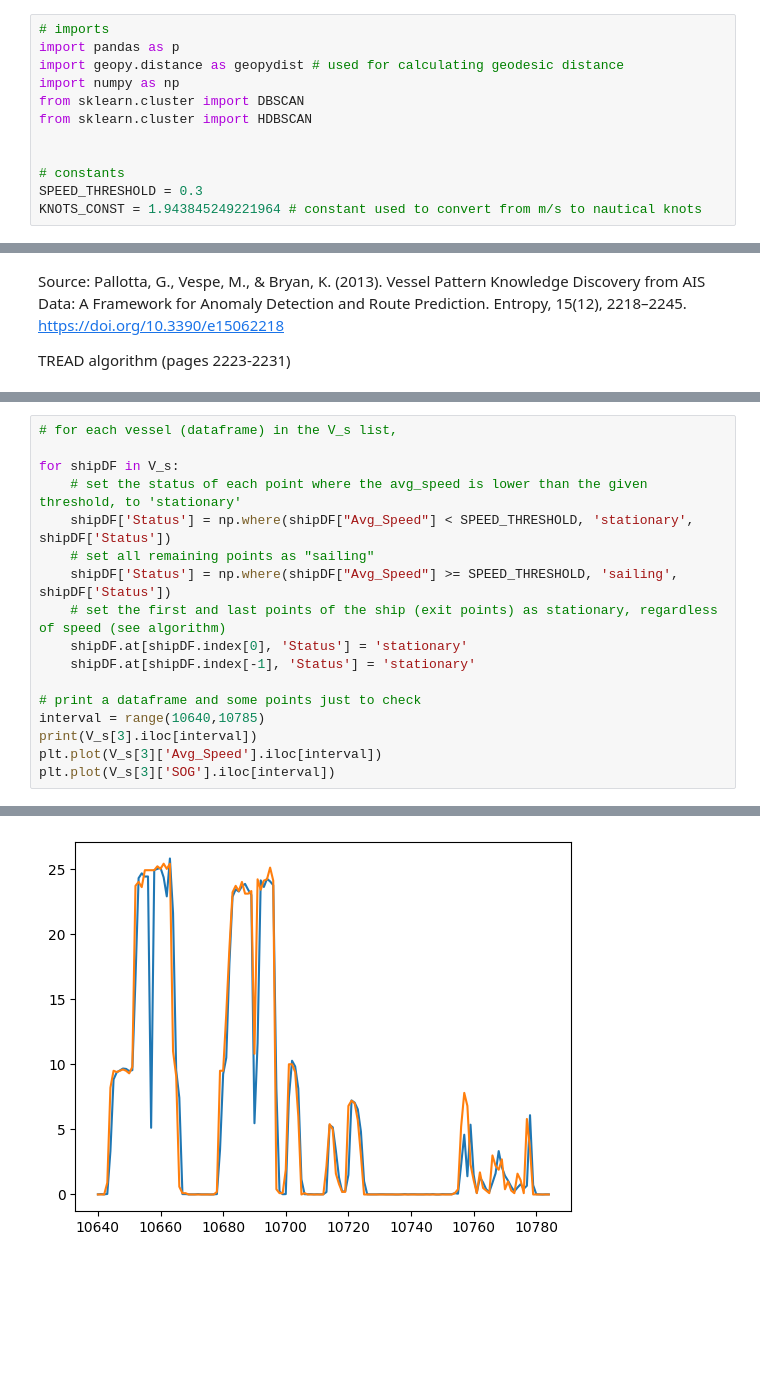
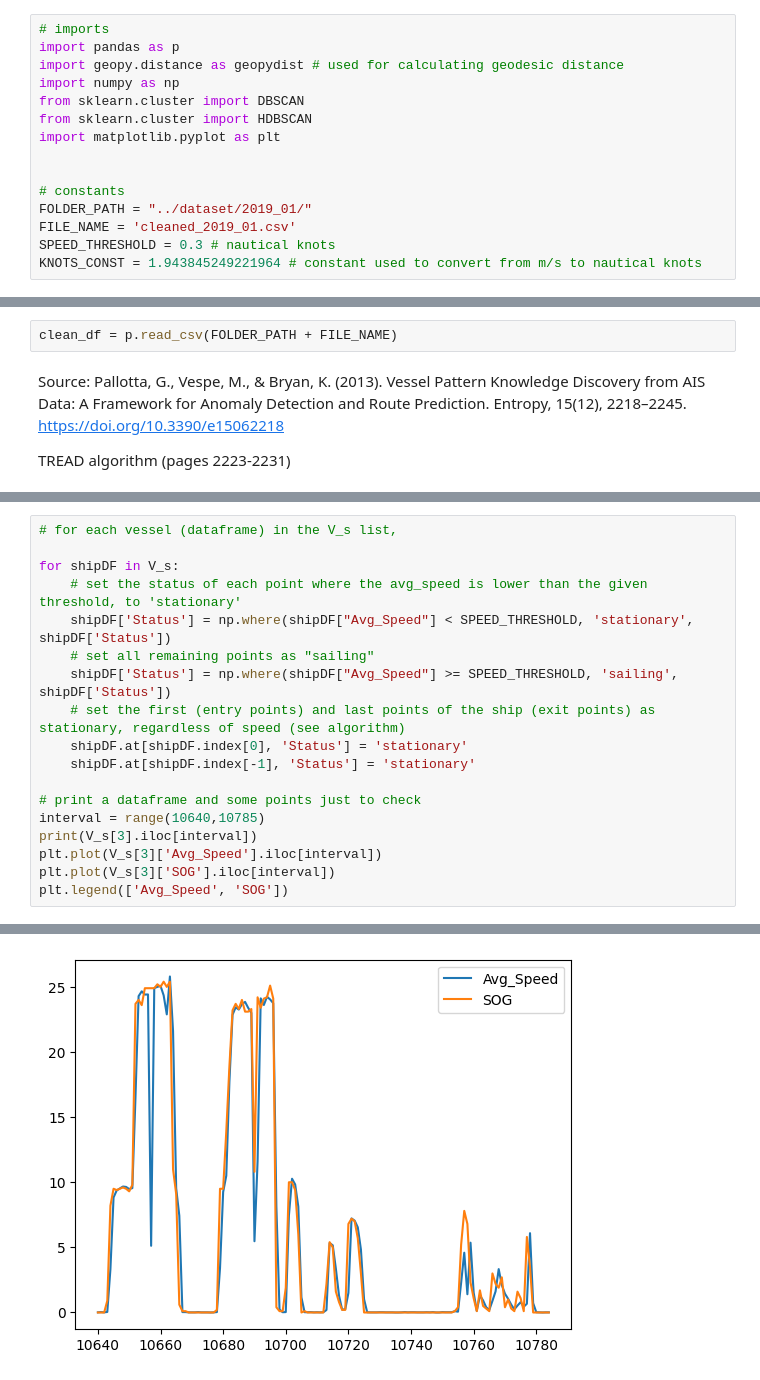
Before and after one commit to Accazeta/AIS_data_analysis, a Jupyter notebook: src/TREAD.ipynb, the cells around one changed output, grey strips where cells are left out. Saved outputs shown, nothing was run; the diff lists cells and outputs as text; blank space fills up the shorter version.

```diff
--- a/src/TREAD.ipynb
+++ b/src/TREAD.ipynb
@@ -5,8 +5,11 @@ import geopy.distance as geopydist # used for calculating geodesic distance
 import numpy as np
 from sklearn.cluster import DBSCAN
 from sklearn.cluster import HDBSCAN
+import matplotlib.pyplot as plt
 
 
 # constants
-SPEED_THRESHOLD = 0.3
+FOLDER_PATH = "../dataset/2019_01/"
+FILE_NAME = 'cleaned_2019_01.csv'
+SPEED_THRESHOLD = 0.3 # nautical knots
 KNOTS_CONST = 1.943845249221964 # constant used to convert from m/s to nautical knots
@@ -13,3 +18,5 @@ KNOTS_CONST = 1.943845249221964 # constant used to convert from m/s to nautical
+# %%
+clean_df = p.read_csv(FOLDER_PATH + FILE_NAME)
 # %% [markdown]
 Source: Pallotta, G., Vespe, M., & Bryan, K. (2013). Vessel Pattern Knowledge Discovery from AIS Data: A Framework for Anomaly Detection and Route Prediction. Entropy, 15(12), 2218–2245. https://doi.org/10.3390/e15062218
 
@@ -76,7 +106,7 @@ for shipDF in V_s:
     shipDF['Status'] = np.where(shipDF["Avg_Speed"] < SPEED_THRESHOLD, 'stationary', shipDF['Status'])
     # set all remaining points as "sailing"
     shipDF['Status'] = np.where(shipDF["Avg_Speed"] >= SPEED_THRESHOLD, 'sailing', shipDF['Status'])
-    # set the first and last points of the ship (exit points) as stationary, regardless of speed (see algorithm)
+    # set the first (entry points) and last points of the ship (exit points) as stationary, regardless of speed (see algorithm)
     shipDF.at[shipDF.index[0], 'Status'] = 'stationary'
     shipDF.at[shipDF.index[-1], 'Status'] = 'stationary'
 
@@ -85,4 +115,5 @@ interval = range(10640,10785)
 print(V_s[3].iloc[interval])
 plt.plot(V_s[3]['Avg_Speed'].iloc[interval])
 plt.plot(V_s[3]['SOG'].iloc[interval])
+plt.legend(['Avg_Speed', 'SOG'])
 # %% [output]
@@ -107,4 +138,4 @@ plt.plot(V_s[3]['SOG'].iloc[interval])
-[figure, old version]
+[figure, new version]
 # %%
 # Extract all the stationary points in a single dataframe
 
```
Also changed, not shown: parts of 8 cells of this notebook.
